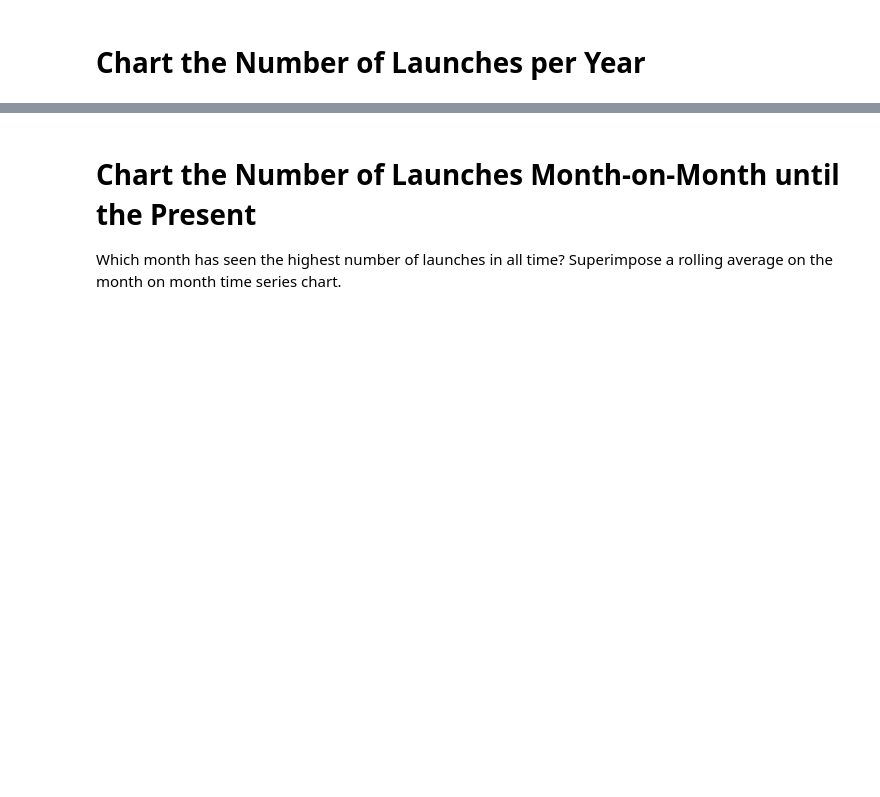
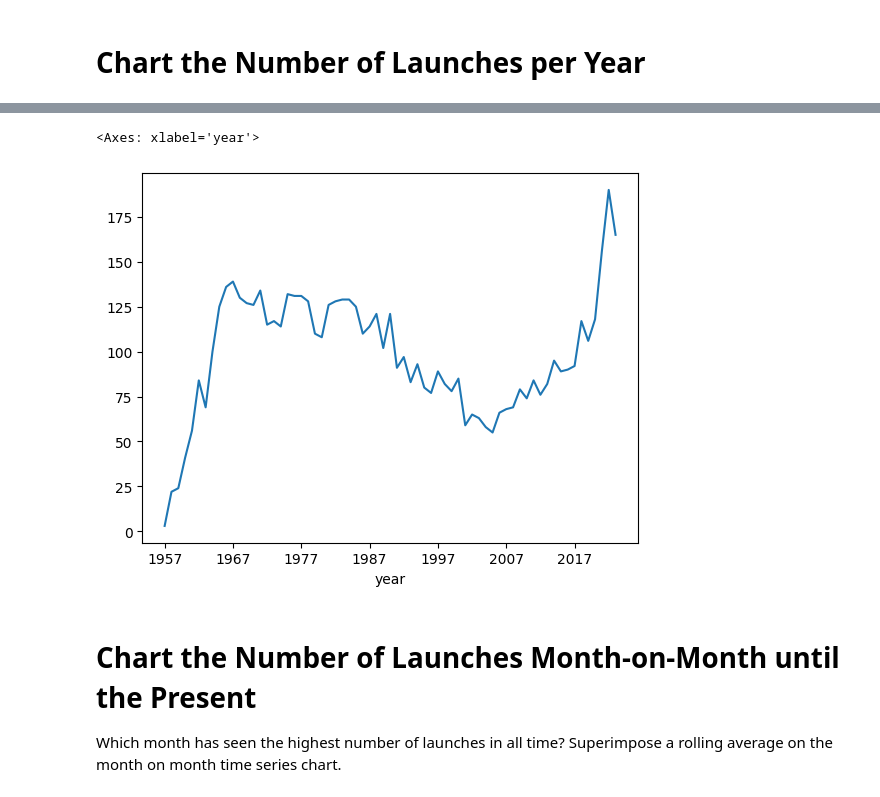
Before and after one commit to johnpapwinter/space-race-data-analysis, a Jupyter notebook: Space_Missions_Analysis.ipynb, the cells around one changed output, grey strips where cells are left out. Saved outputs shown, nothing was run; the diff lists cells and outputs as text; code cells hidden in the pictures; blank space fills up the shorter version.

Commit message:
number of launches per year

```diff
--- a/Space_Missions_Analysis.ipynb
+++ b/Space_Missions_Analysis.ipynb
@@ -570,3 +570,5 @@ plt.show()
 NameError: name 'plt' is not defined
 # %% [markdown]
 # Chart the Number of Launches per Year
+# %%
+df_years = df
@@ -572,0 +584,4 @@ NameError: name 'plt' is not defined
+# %%
+df_years['year'] = df['date'].dt.strftime('%Y')
+# %%
+df_years = df_years.sort_values('year')
@@ -573,3 +604,8 @@ NameError: name 'plt' is not defined
+# %%
+df_years['year'].value_counts().sort_index().plot()
+# %% [output]
+<Axes: xlabel='year'>
+[figure, added]
 # %% [markdown]
 # Chart the Number of Launches Month-on-Month until the Present
 
```
Also changed, not shown: parts of 3 cells of this notebook.
